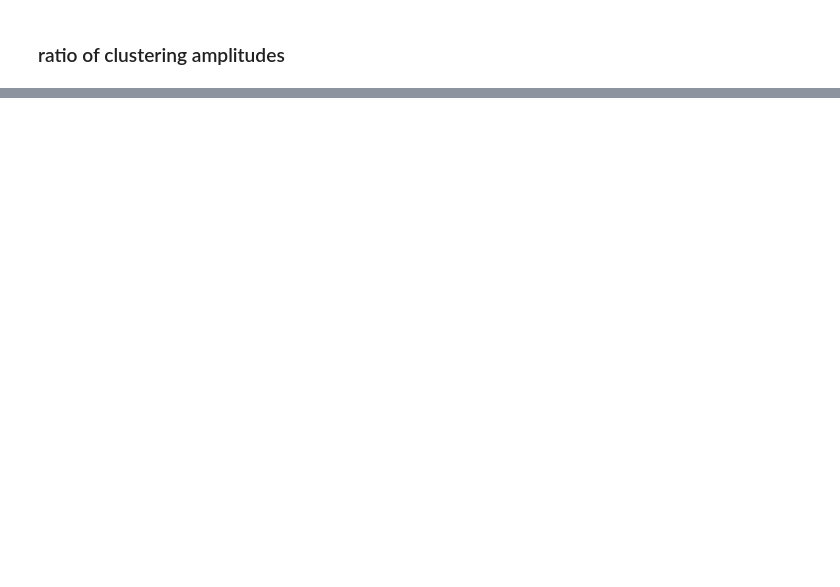
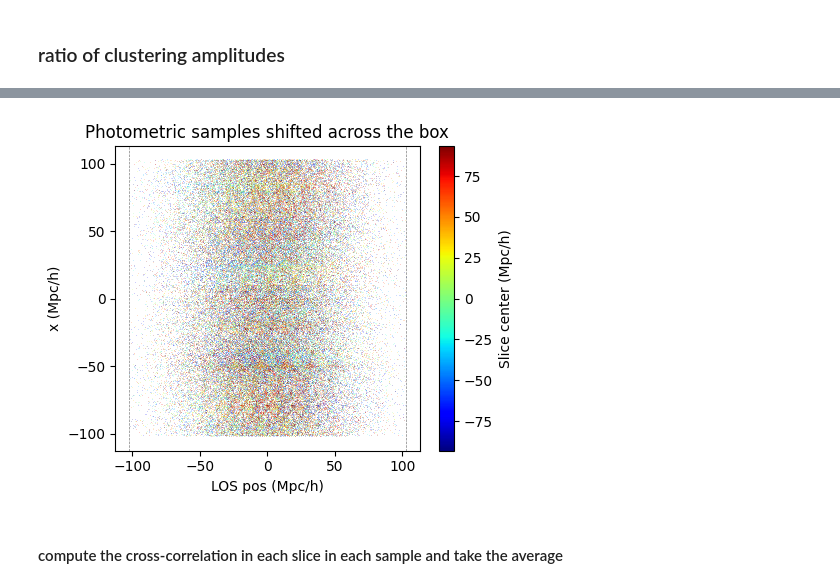
Before and after one commit to abbyw24/small-scale_cross-corrs, a Jupyter notebook: notebooks/angular_xcorrs_2-10-23.ipynb, the cells around one changed output, grey strips where cells are left out. Cells and saved outputs as stored; diff of their text form; code cells hidden in the pictures; blank space fills up the shorter version.

```diff
--- a/notebooks/angular_xcorrs_2-10-23.ipynb
+++ b/notebooks/angular_xcorrs_2-10-23.ipynb
@@ -442,0 +477,34 @@ Text(0.5, 1.0, '$w_x(\\theta)$, phot. sample x spec. slices, PH estimator')
+# %%
+# select galaxies from the spectroscopic sample with a Gaussian PDF
+def construct_photometric_sample(gal_pos_spec, dx, mean=0., boxsize=sim.boxsize):
+    gal_pos_phot = []
+    for i, pos in enumerate(gal_pos_spec):
+        draw = eval_Gaussian(pos[2], dx, mean=mean) * dx.unit
+        if draw > np.random.uniform():
+            gal_pos_phot.append(pos)
+        else:
+            continue
+    return np.array(gal_pos_phot) << dx.unit
+# %%
+gal_pos_phots = [
+    construct_photometric_sample(gal_pos_spec_ << dx.unit, dx) for gal_pos_spec_ in gal_pos_specs
+]
+# %%
+fig, ax = plt.subplots(figsize=(5,4))
+norm = mpl.colors.Normalize(vmin=min(slice_centers), vmax=max(slice_centers))
+smap = mpl.cm.ScalarMappable(cmap='jet', norm=norm)
+kwargs = dict(ls='None', marker=',', alpha=0.2)
+for i, pos in enumerate(gal_pos_phots):
+    ax.plot(pos[:,2].value, pos[:,0].value, c=smap.to_rgba(slice_centers[i]), **kwargs)
+ax.axvline(-(sim.boxsize.value)/2, ls='--', color='k', lw=0.5, alpha=0.5)
+ax.axvline((sim.boxsize.value)/2, ls='--', color='k', lw=0.5, alpha=0.5)
+ax.set_aspect('equal')
+ax.set_xlabel('LOS pos (Mpc/h)')
+ax.set_ylabel('x (Mpc/h)')
+ax.set_title('Photometric samples shifted across the box')
+fig.colorbar(smap, ax=ax, label='Slice center (Mpc/h)')
+fig.tight_layout()
+# %% [output]
+[figure, added]
+# %% [markdown]
+#### compute the cross-correlation in each slice in each sample and take the average
```
Also changed, not shown: parts of 17 cells of this notebook, 4 other files.
